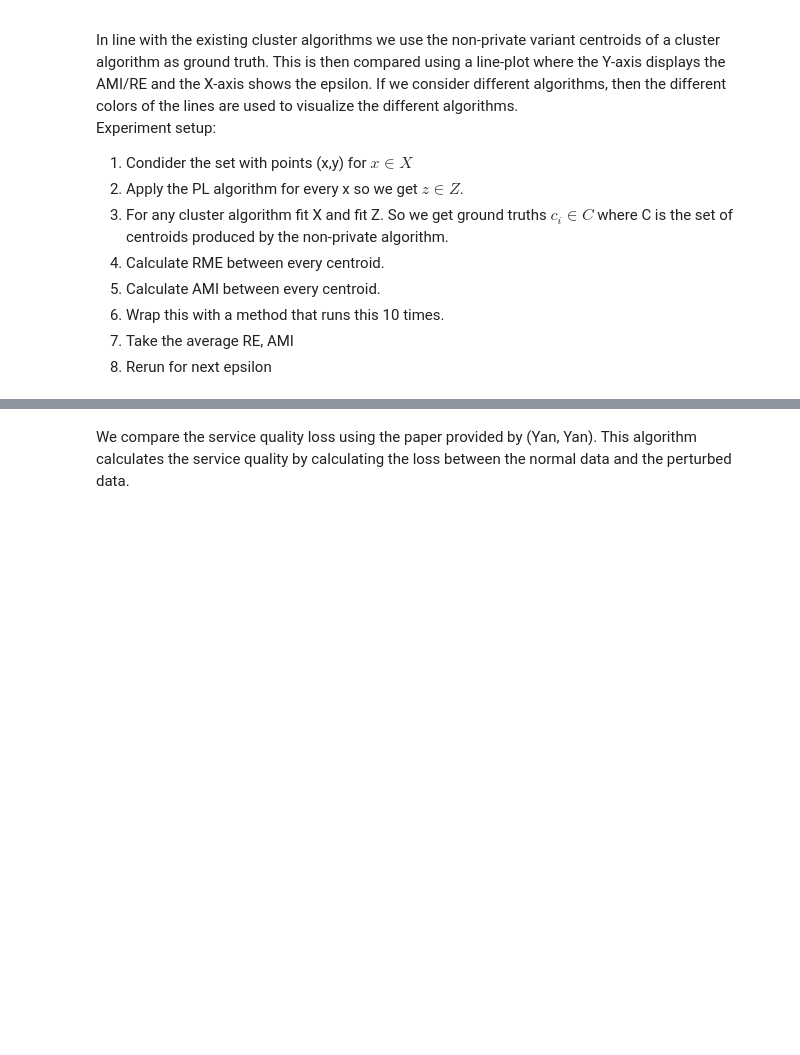
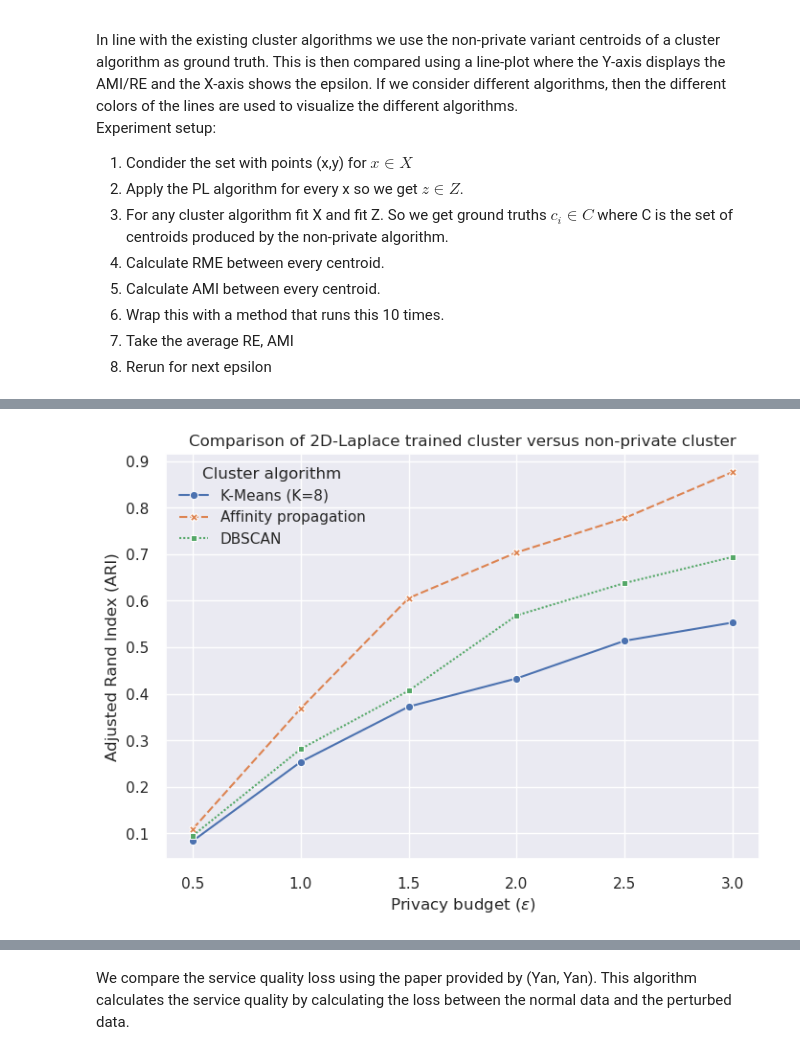
Before and after one commit to tjvanderende/privacy-preserved-clustering-with-nD-Laplace, a Jupyter notebook: RQ1/2D-Laplace-experiment.ipynb, the cells around one changed output, grey strips where cells are left out. Cells and saved outputs as stored; diff of their text form; code cells hidden in the pictures; blank space fills up the shorter version.

```diff
--- a/RQ1/2D-Laplace-experiment.ipynb
+++ b/RQ1/2D-Laplace-experiment.ipynb
@@ -551,3 +572,7 @@ plt.legend(title='Cluster algorithm', loc='upper left', labels=['K-Means (K=8)',
+# %%
+plot_utility(utility_ari, 'Adjusted Rand Index (ARI)')
+# %% [output]
+[figure, added]
 # %%
 re_score_df = run_RE_experiment_for_epsilons(X, experiment_epsilons)
 re_score_df
```
Also changed, not shown: parts of 20 cells of this notebook.
